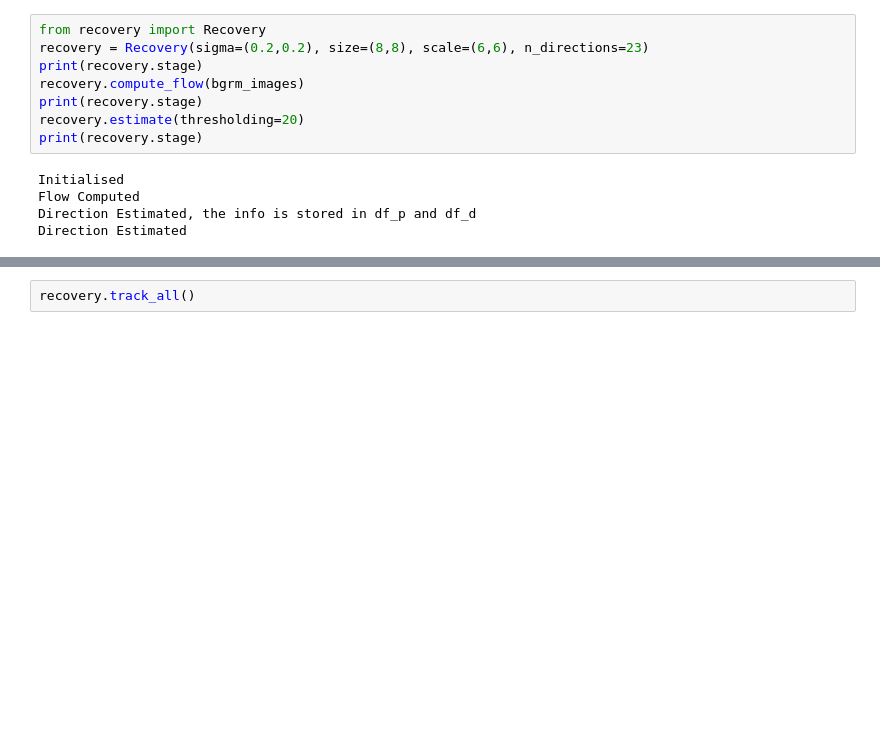
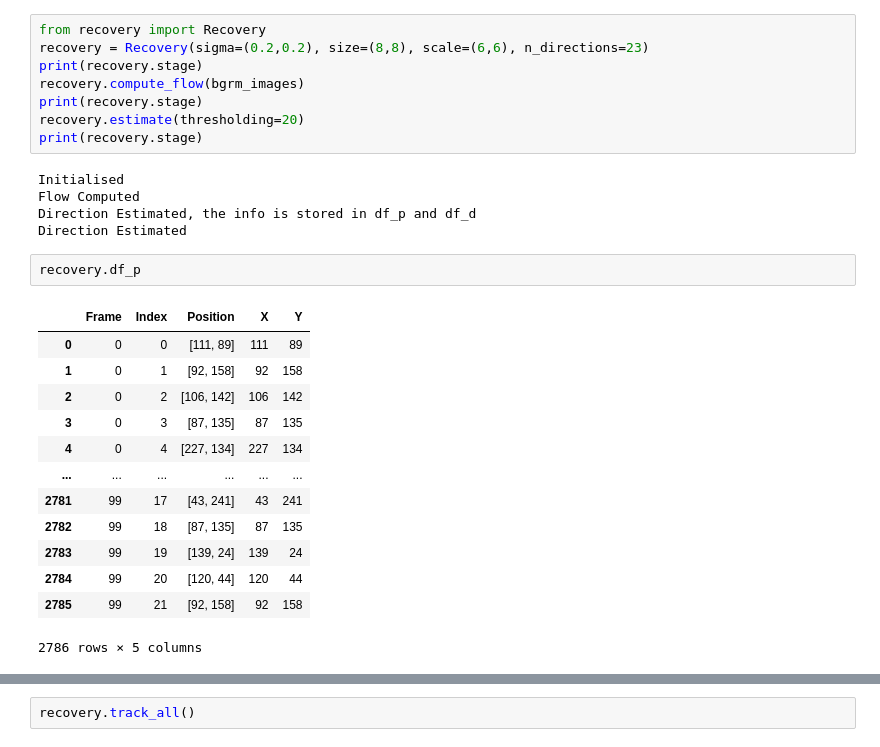
Before and after one commit to romeomorphism/Shire, a Jupyter notebook: test.ipynb, the cells around one changed output, grey strips where cells are left out. Saved outputs shown, nothing was run; the diff lists cells and outputs as text; blank space fills up the shorter version.

Commit message:
Implementation on the "X" and "Y" index of the dataframe

```diff
--- a/test.ipynb
+++ b/test.ipynb
@@ -47,6 +50,22 @@ Initialised
 Flow Computed
 Direction Estimated, the info is stored in df_p and df_d
 Direction Estimated
+# %%
+recovery.df_p
+# %% [output]
+|  | Frame | Index | Position | X | Y |
+| 0 | 0 | 0 | [111, 89] | 111 | 89 |
+| 1 | 0 | 1 | [92, 158] | 92 | 158 |
+| 2 | 0 | 2 | [106, 142] | 106 | 142 |
+| 3 | 0 | 3 | [87, 135] | 87 | 135 |
+| 4 | 0 | 4 | [227, 134] | 227 | 134 |
+| ... | ... | ... | ... | ... | ... |
+| 2781 | 99 | 17 | [43, 241] | 43 | 241 |
+| 2782 | 99 | 18 | [87, 135] | 87 | 135 |
+| 2783 | 99 | 19 | [139, 24] | 139 | 24 |
+| 2784 | 99 | 20 | [120, 44] | 120 | 44 |
+| 2785 | 99 | 21 | [92, 158] | 92 | 158 |
+2786 rows × 5 columns
 # %%
 recovery.plot()
 # %% [output]
```
Also changed, not shown: parts of 4 cells of this notebook, 1 other file.
